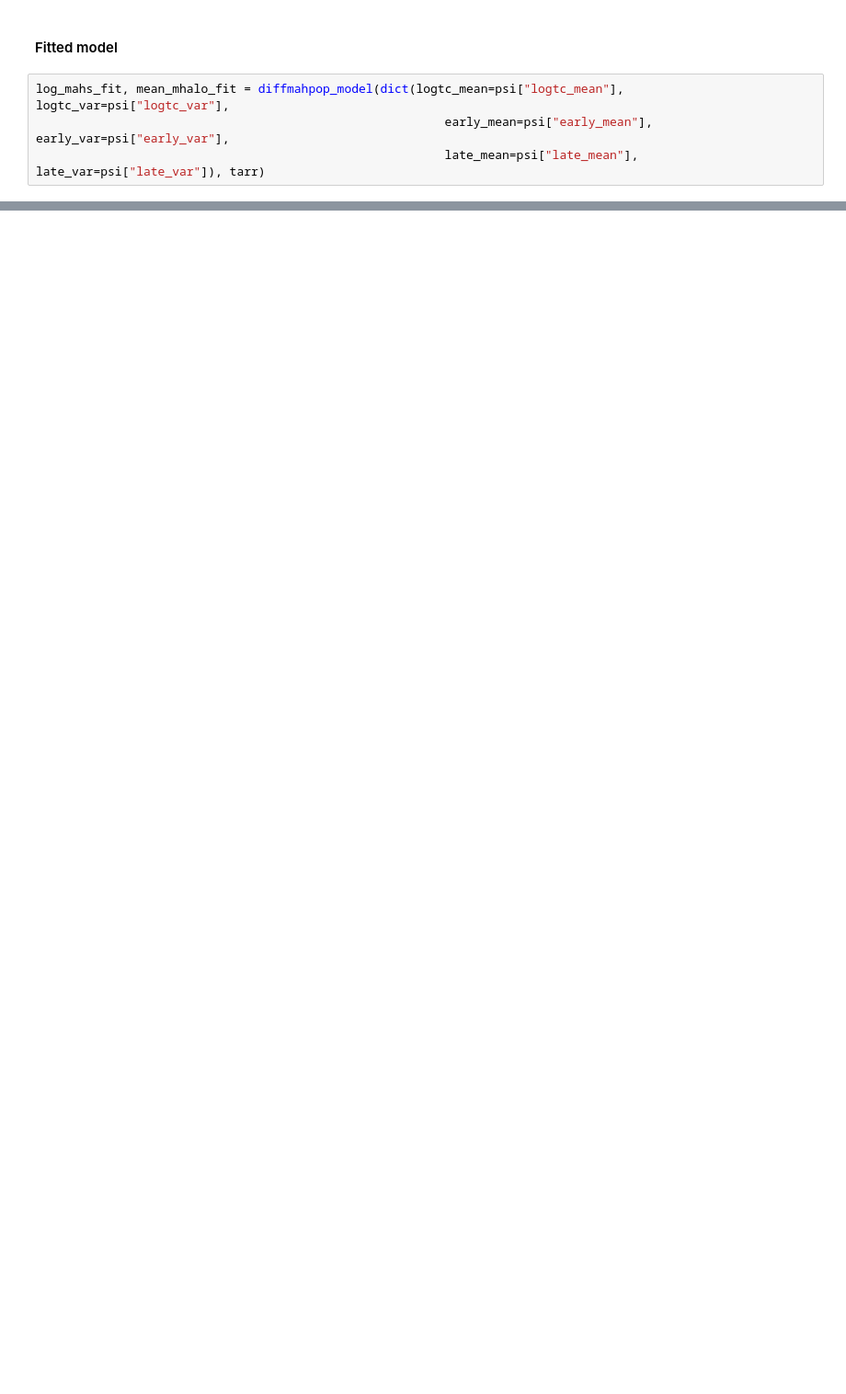
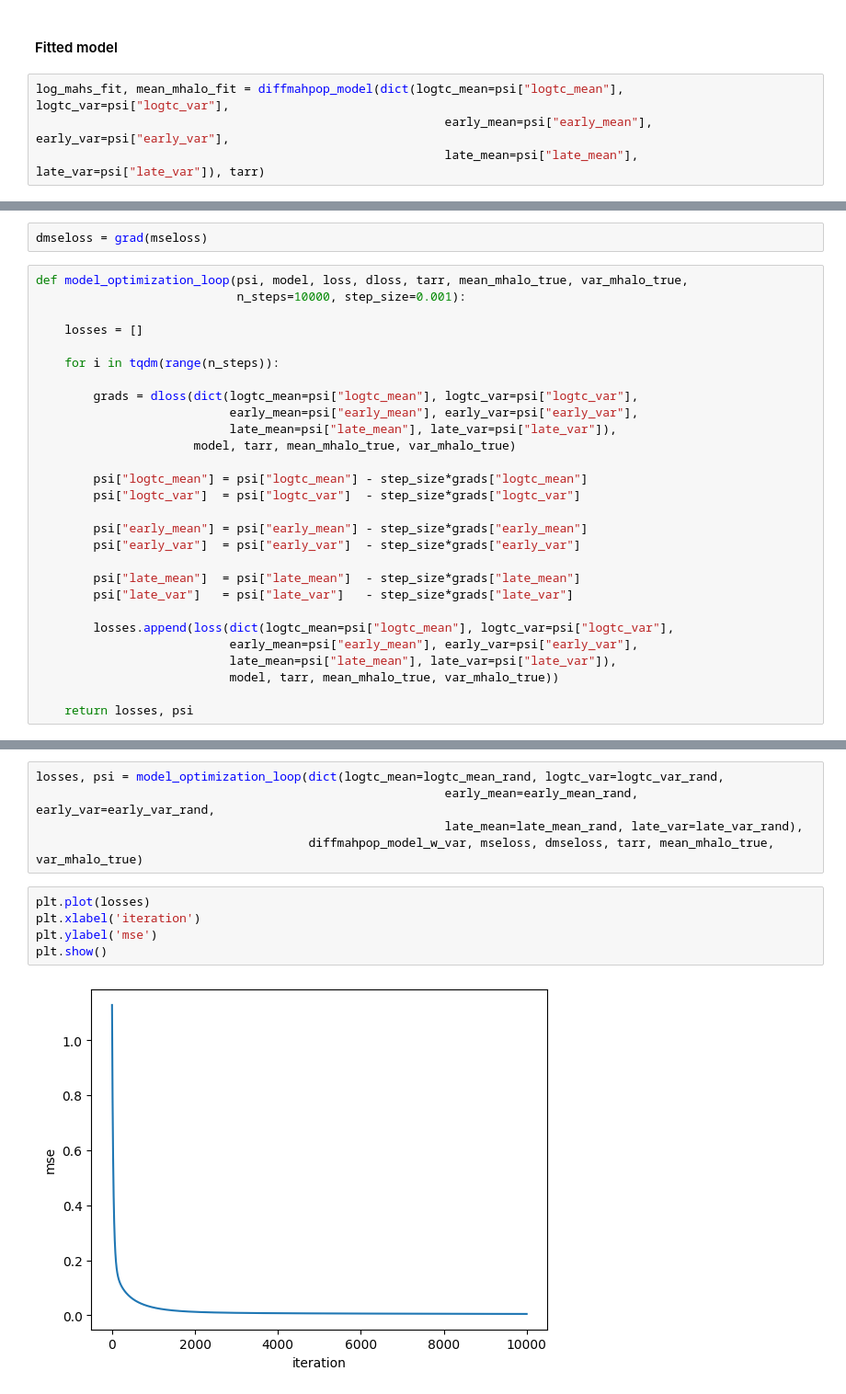
Before and after one commit to zaidikumail/diff_warmup, a Jupyter notebook: diffmahpop_fit.ipynb, the cells around one changed output, grey strips where cells are left out. Shown: that part at 92% size. Drawn from its saved outputs; the diff is of its cells as text; blank space fills up the shorter version.

```diff
--- a/diffmahpop_fit.ipynb
+++ b/diffmahpop_fit.ipynb
@@ -260,0 +301,30 @@ plt.show()
+# %%
+dmseloss = grad(mseloss)
+# %%
+def model_optimization_loop(psi, model, loss, dloss, tarr, mean_mhalo_true, var_mhalo_true,
+                            n_steps=10000, step_size=0.001):
+
+    losses = []
+
+    for i in tqdm(range(n_steps)):
+
+        grads = dloss(dict(logtc_mean=psi["logtc_mean"], logtc_var=psi["logtc_var"],
+                           early_mean=psi["early_mean"], early_var=psi["early_var"],
+                           late_mean=psi["late_mean"], late_var=psi["late_var"]),
+                      model, tarr, mean_mhalo_true, var_mhalo_true)
+
+        psi["logtc_mean"] = psi["logtc_mean"] - step_size*grads["logtc_mean"]
+        psi["logtc_var"]  = psi["logtc_var"]  - step_size*grads["logtc_var"]
+
+        psi["early_mean"] = psi["early_mean"] - step_size*grads["early_mean"]
+        psi["early_var"]  = psi["early_var"]  - step_size*grads["early_var"]
+
+        psi["late_mean"]  = psi["late_mean"]  - step_size*grads["late_mean"]
+        psi["late_var"]   = psi["late_var"]   - step_size*grads["late_var"]
+
+        losses.append(loss(dict(logtc_mean=psi["logtc_mean"], logtc_var=psi["logtc_var"],
+                           early_mean=psi["early_mean"], early_var=psi["early_var"],
+                           late_mean=psi["late_mean"], late_var=psi["late_var"]),
+                           model, tarr, mean_mhalo_true, var_mhalo_true))
+
+    return losses, psi
@@ -260,0 +382,12 @@ plt.show()
+# %%
+losses, psi = model_optimization_loop(dict(logtc_mean=logtc_mean_rand, logtc_var=logtc_var_rand,
+                                                         early_mean=early_mean_rand, early_var=early_var_rand,
+                                                         late_mean=late_mean_rand, late_var=late_var_rand),
+                                      diffmahpop_model_w_var, mseloss, dmseloss, tarr, mean_mhalo_true, var_mhalo_true)
+# %%
+plt.plot(losses)
+plt.xlabel('iteration')
+plt.ylabel('mse')
+plt.show()
+# %% [output]
+[figure, added]
```
Also changed, not shown: parts of 16 cells of this notebook.
